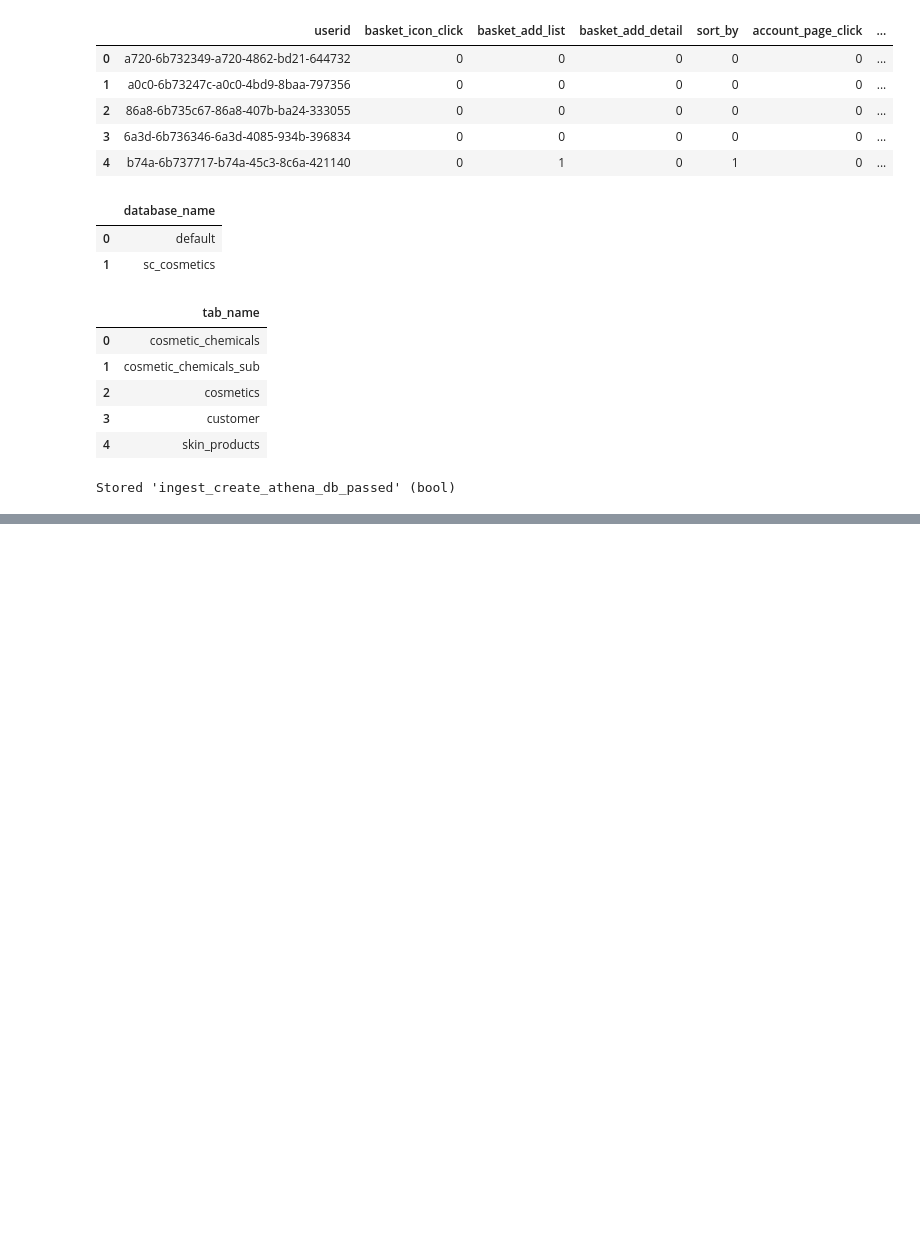
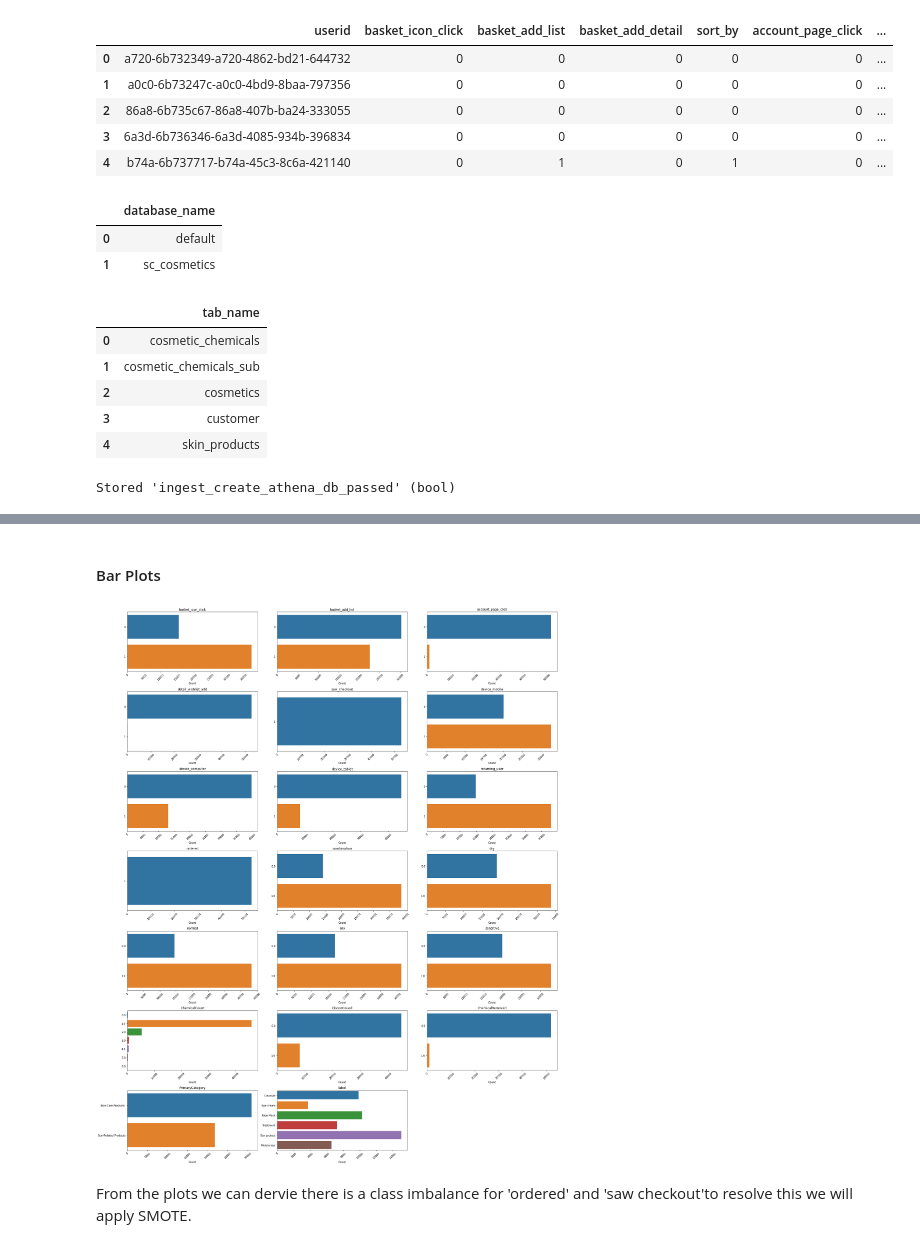
Before and after one commit to samantharivas/sc-cosmetics, a Jupyter notebook: SC-Cosmetics.ipynb, the cells around one changed output, grey strips where cells are left out. Drawn from its saved outputs; the diff is of its cells as text; code cells hidden in the pictures; blank space fills up the shorter version.

```diff
--- a/SC-Cosmetics.ipynb
+++ b/SC-Cosmetics.ipynb
@@ -451,0 +584,39 @@ sc_df.sample(n=25, random_state=42)
+# %% [markdown]
+#### Bar Plots
+# %%
+# list of selected columns for bar plot
+selected_columns = [
+    'basket_icon_click', 'basket_add_list', 'account_page_click',
+    'detail_wishlist_add', 'saw_checkout', 'device_mobile',
+    'device_computer', 'device_tablet', 'returning_user',
+    'ordered', 'combination', 'dry', 'normal', 'oily', 'sensitive',
+    'ChemicalCount', 'Discontinued', 'ChemicalRemoved','PrimaryCategory', 'label'
+]
+
+# calculate the number of rows and columns for the subplot grid
+num_cols = 3
+num_rows = (len(selected_columns) - 1) // num_cols + 1
+
+# create subplots and flatten axis
+fig, axes = plt.subplots(num_rows, num_cols, figsize=(25, 30))
+axes = axes.flatten()
+
+# iterate through selected columns and create horizontal countplots
+for i, column in enumerate(selected_columns):
+    sns.countplot(data=sc_df, y=column, ax=axes[i])
+    axes[i].tick_params(axis='x', rotation=45)
+
+    axes[i].set_title(f'{column}')
+    axes[i].set_xlabel('Count')
+    axes[i].set_ylabel('')
+
+# remove empty subplots
+for i in range(len(selected_columns), num_rows * num_cols):
+    fig.delaxes(axes[i])
+
+plt.tight_layout()
+plt.show()
+# %% [output]
+[figure, added]
+# %% [markdown]
+From the plots we can dervie there is a class imbalance for 'ordered' and 'saw checkout'to resolve this we will apply SMOTE.
```
Also changed, not shown: parts of 39 cells of this notebook.
